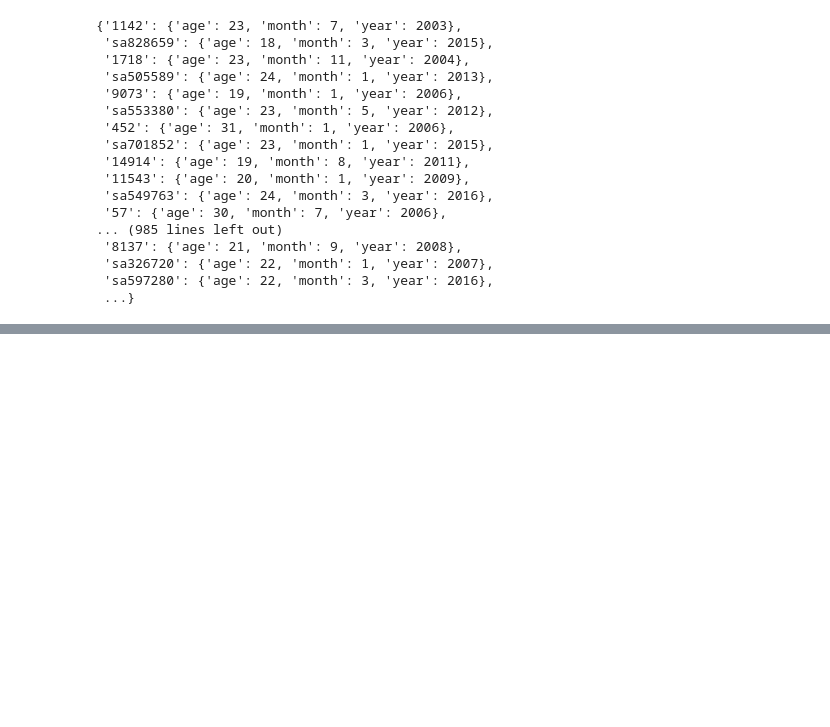
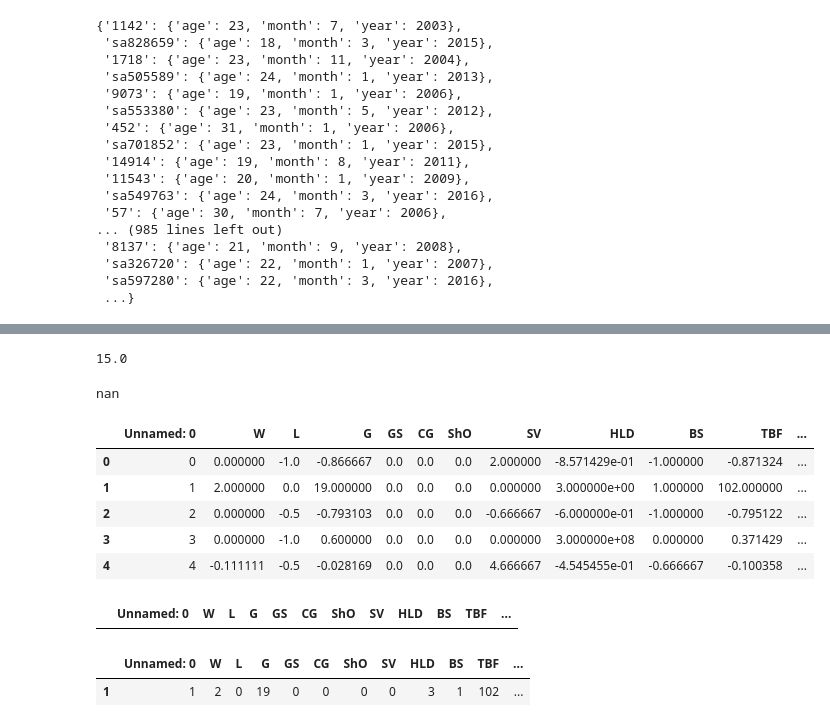
Before and after one commit to anthonygesek/tj_predictor, a Jupyter notebook: TJtime.ipynb, the cells around one changed output, grey strips where cells are left out. Saved outputs shown, nothing was run; the diff lists cells and outputs as text; code cells hidden in the pictures; blank space fills up the shorter version.

```diff
--- a/TJtime.ipynb
+++ b/TJtime.ipynb
@@ -322,0 +351,5 @@ sns.heatmap(pitchers_2015[['FT-X','SI-X','FS-Z','vFS','tj','prev_tj']].corr())
+# %%
+cols2014_15 = pitchers_2014_15_avg.columns.tolist()
+for c in cols2014_15:
+    if '%' in c:
+        pitchers_2014_15_avg[c] = pitchers_2014_15_avg[c].apply(f)
@@ -322,0 +360,10 @@ sns.heatmap(pitchers_2015[['FT-X','SI-X','FS-Z','vFS','tj','prev_tj']].corr())
+# %%
+pitchers_2014_15_avg['HR/FB'] = pitchers_2014_15_avg['HR/FB'].apply(f)
+pitchers_2014_15_avg['playerid'] = pitchers_2014_15_avg['playerid'].apply(lambda x:str(x))
+# %%
+p_2014_dict = {}
+for index, row in pitchers_2014.iterrows():
+    p_2014_dict[row['playerid']] = {cols2014[0]: float(row[cols2014[0]])}
+    for n in range(1,len(cols2014)):
+        if type(pitchers_2014[cols2014[n]][0]) != str:
+            p_2014_dict[row['playerid']].update({cols2014[n] : float(pitchers_2014.loc[pitchers_2014['playerid'] == row['playerid'],cols2014[n]])})
@@ -322,0 +420,33 @@ sns.heatmap(pitchers_2015[['FT-X','SI-X','FS-Z','vFS','tj','prev_tj']].corr())
+# %%
+p_2014_dict['10855'][cols2014_15[3]]
+# %% [output]
+15.0
+# %%
+for index, row in pitchers_2014_15_avg[1:].iterrows():
+    if row['playerid'] in p_2014_dict:
+        for n in range(0,len(cols2014_15)):
+            if cols2014_15[n] in p_2014_dict[row['playerid']]:
+                pitchers_2014_15_avg.loc[index, cols2014_15[n]] = (pitchers_2014_15_avg.loc[index, cols2014_15[n]] - p_2014_dict[row['playerid']][cols2014_15[n]])/(p_2014_dict[row['playerid']][cols2014_15[n]] + 0.00000001)
+# %%
+np.mean([p_2014_dict['1247']['CT%'],p_2014_dict['1247']['CTv']])
+# %% [output]
+nan
+# %%
+pitchers_2014_15_avg.head()
+# %% [output]
+|  | Unnamed: 0 | W | L | G | GS | CG | ShO | SV | HLD | BS | TBF | ... |
+| 0 | 0 | 0.000000 | -1.0 | -0.866667 | 0.0 | 0.0 | 0.0 | 2.000000 | -8.571429e-01 | -1.000000 | -0.871324 | ... |
+| 1 | 1 | 2.000000 | 0.0 | 19.000000 | 0.0 | 0.0 | 0.0 | 0.000000 | 3.000000e+00 | 1.000000 | 102.000000 | ... |
+| 2 | 2 | 0.000000 | -0.5 | -0.793103 | 0.0 | 0.0 | 0.0 | -0.666667 | -6.000000e-01 | -1.000000 | -0.795122 | ... |
+| 3 | 3 | 0.000000 | -1.0 | 0.600000 | 0.0 | 0.0 | 0.0 | 0.000000 | 3.000000e+08 | 0.000000 | 0.371429 | ... |
+| 4 | 4 | -0.111111 | -0.5 | -0.028169 | 0.0 | 0.0 | 0.0 | 4.666667 | -4.545455e-01 | -0.666667 | -0.100358 | ... |
+# %%
+pitchers_2014[pitchers_2014['playerid'] == 15671]
+# %% [output]
+|  | Unnamed: 0 | W | L | G | GS | CG | ShO | SV | HLD | BS | TBF | ... |
+# %%
+pitchers_2015 = pd.read_csv('pitchers_2015.csv')
+pitchers_2015[pitchers_2015['playerid'] == 15671]
+# %% [output]
+|  | Unnamed: 0 | W | L | G | GS | CG | ShO | SV | HLD | BS | TBF | ... |
+| 1 | 1 | 2 | 0 | 19 | 0 | 0 | 0 | 0 | 3 | 1 | 102 | ... |
```
Also changed, not shown: parts of 46 cells of this notebook, 2 other files.
